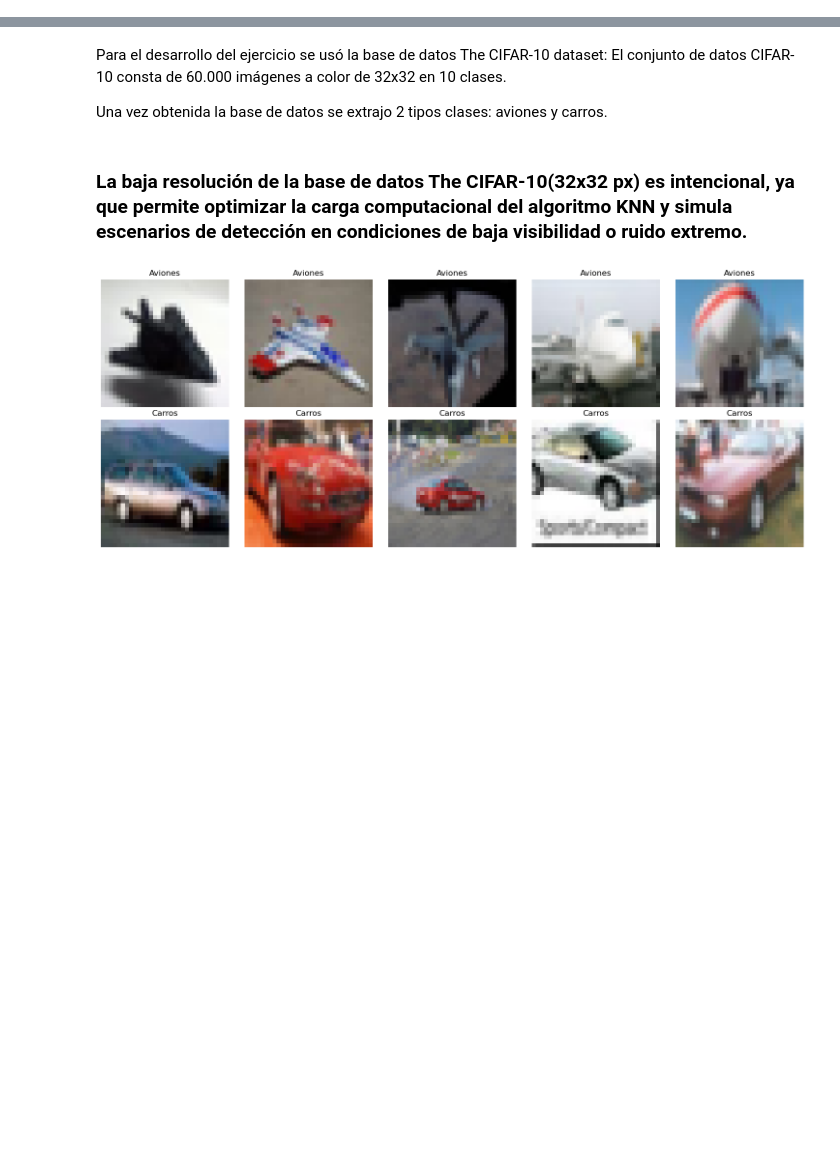
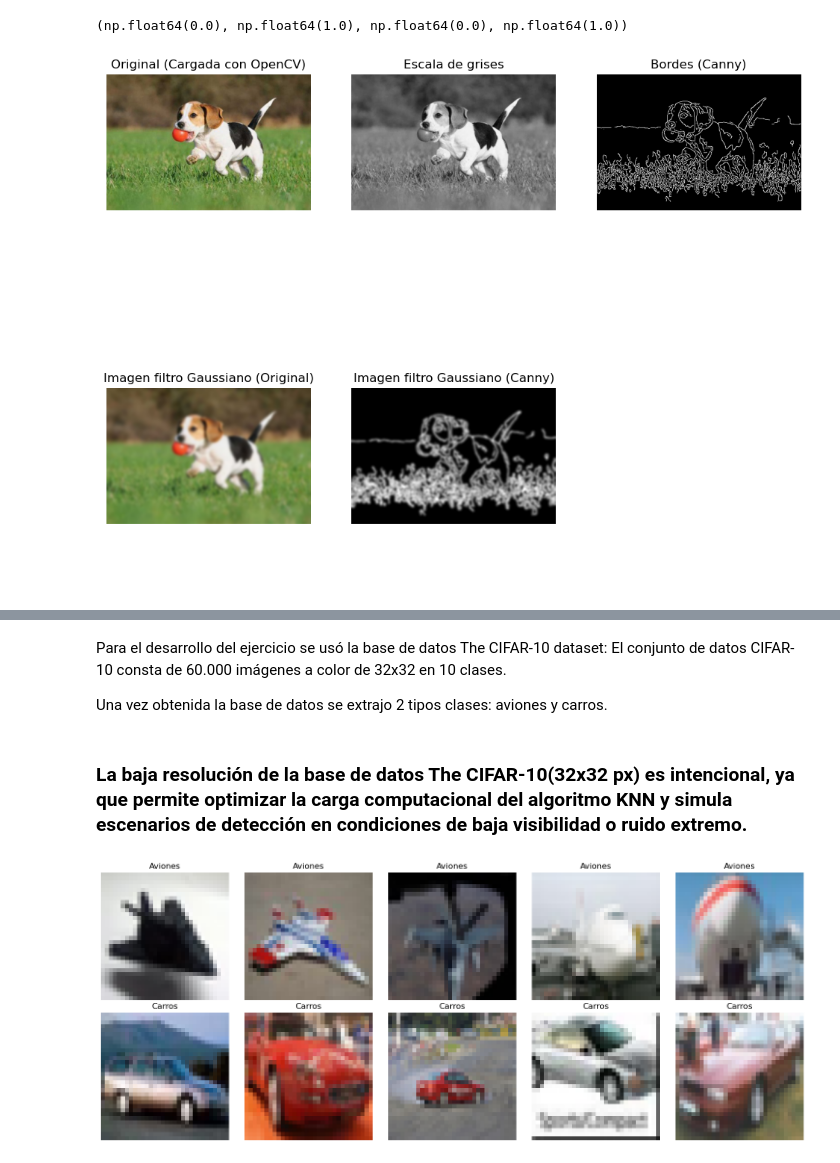
Before and after one commit to jeonag/vision-por-computador, a Jupyter notebook: g1_ejercicio_clase_01.ipynb, the cells around one changed output, grey strips where cells are left out. Saved outputs shown, nothing was run; the diff lists cells and outputs as text; code cells hidden in the pictures; blank space fills up the shorter version.

Commit message:
inclusion parte 1 con imagen

```diff
--- a/g1_ejercicio_clase_01.ipynb
+++ b/g1_ejercicio_clase_01.ipynb
@@ -0,0 +21,50 @@
+# %%
+import cv2
+import matplotlib.pyplot as plt
+from skimage import feature, img_as_float
+
+imagen = cv2.imread('perro.jpg')
+
+# 2. Convertir de BGR a RGB (para visualización correcta en matplotlib)
+img_rgb = cv2.cvtColor(imagen, cv2.COLOR_BGR2RGB)
+
+# Mostrar la imagen original
+fig, axes = plt.subplots(2, 3, figsize=(12, 10))
+ax = axes.ravel()
+ax[0].imshow(img_rgb)
+ax[0].set_title('Original (Cargada con OpenCV)')
+ax[0].axis('off')
+
+# 3. Convertir a escala de grises
+img_gray = cv2.cvtColor(imagen, cv2.COLOR_BGR2GRAY)
+ax[1].imshow(img_gray, cmap='gray')
+ax[1].set_title('Escala de grises')
+ax[1].axis('off')
+
+# 4. Aplicar filtro Canny para detección de bordes
+# Conversion de Imagen a float para el filtro Canny
+img_float = img_as_float(img_gray)
+img_canny = feature.canny(img_float, sigma=1.0)
+
+ax[2].imshow(img_canny, cmap='gray')
+ax[2].set_title('Bordes (Canny)')
+ax[2].axis('off')
+
+# 5. Aplicar filtro Gaussiano para suavizar la imagen
+
+gauss_original = cv2.GaussianBlur(img_rgb, (15, 15), 0)
+gauss_canny = cv2.GaussianBlur(img_canny.astype(float), (15, 15), 0)
+
+
+ax[3].imshow(gauss_original, cmap='gray')
+ax[3].set_title('Imagen filtro Gaussiano (Original)')
+ax[3].axis('off')
+
+ax[4].imshow(gauss_canny, cmap='gray')
+ax[4].set_title('Imagen filtro Gaussiano (Canny)')
+ax[4].axis('off')
+
+ax[5].axis('off')
+# %% [output]
+(np.float64(0.0), np.float64(1.0), np.float64(0.0), np.float64(1.0))
+[figure, added]
```
Also changed, not shown: parts of 5 cells of this notebook, 1 other file.
